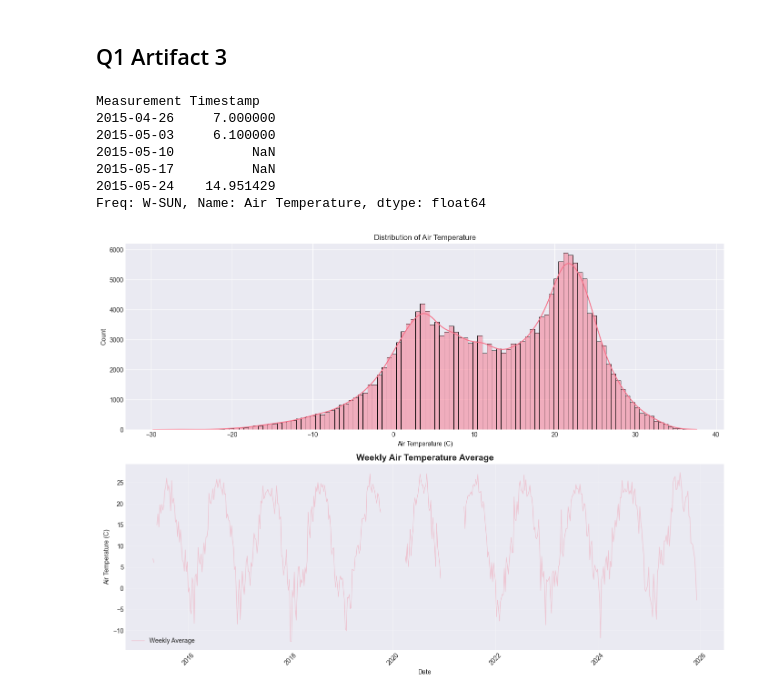
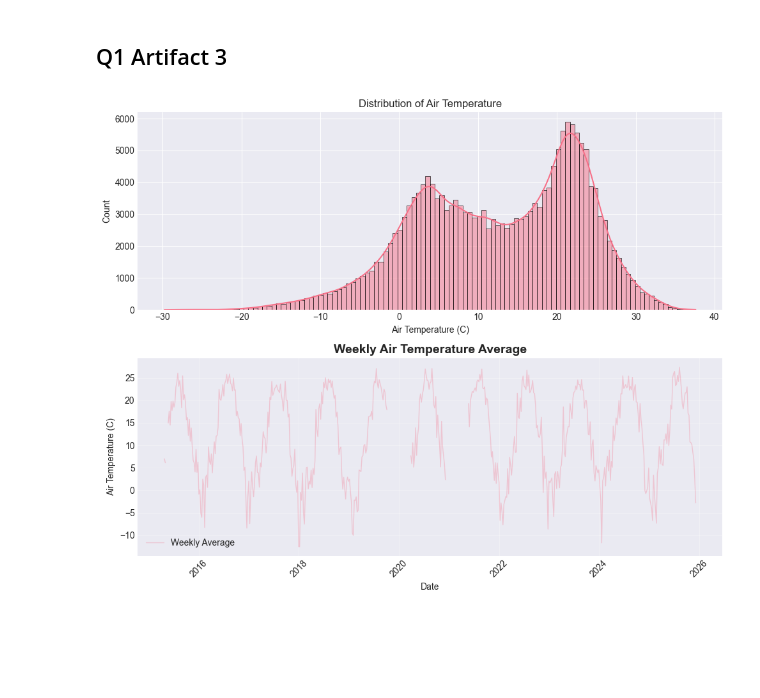
Before and after one commit to UCSF-DataSci/ds217-11-final-bobho1999, a Jupyter notebook: q1_setup_exploration.ipynb, the cells around one changed output. Cells and saved outputs as stored; diff of their text form; code cells hidden in the pictures; blank space fills up the shorter version.

Commit message:
Fix plot size

```diff
--- a/q1_setup_exploration.ipynb
+++ b/q1_setup_exploration.ipynb
@@ -221,37 +221,30 @@ reportq1_2.to_csv('output/q1_exploration.csv', index=False)
 # %% [markdown]
 ## Q1 Artifact 3
 # %%
-fig, axes = plt.subplots(2, 1, figsize=(14, 10))
+fig, axes = plt.subplots(2, 1, figsize=(10, 8))
 
 # Density plot for Air Temperature with histogram
 sns.histplot(data=df, x='Air Temperature', kde=True, ax=axes[0])
 axes[0].set_title('Distribution of Air Temperature')
 axes[0].set_xlabel('Air Temperature (C)')
 
 # Time series: weekly average air temperature
 ts = df.set_index('Measurement Timestamp')
 weekly = ts['Air Temperature'].resample('W').mean()
-display(weekly.head())
+# display(weekly.head())
 axes[1].plot(weekly.index, weekly, alpha=0.3, label='Weekly Average', linewidth=1)
 axes[1].set_title('Weekly Air Temperature Average', fontsize=14, fontweight='bold')
 axes[1].set_xlabel('Date')
 axes[1].set_ylabel('Air Temperature (C)')
 axes[1].legend()
 axes[1].tick_params(axis='x', rotation=45)
 axes[1].grid(True, alpha=0.3)
 plt.tight_layout()
 
 # correlation plt
 
 # Save the plot
 plt.savefig('output/q1_visualizations.png', dpi=150, bbox_inches='tight')
 plt.show()
 # %% [output]
-Measurement Timestamp
-2015-04-26     7.000000
-2015-05-03     6.100000
-2015-05-10          NaN
-2015-05-17          NaN
-2015-05-24    14.951429
-Freq: W-SUN, Name: Air Temperature, dtype: float64
-[figure, old version]
+[figure, new version]
```
Also changed, not shown: 1 other file.
